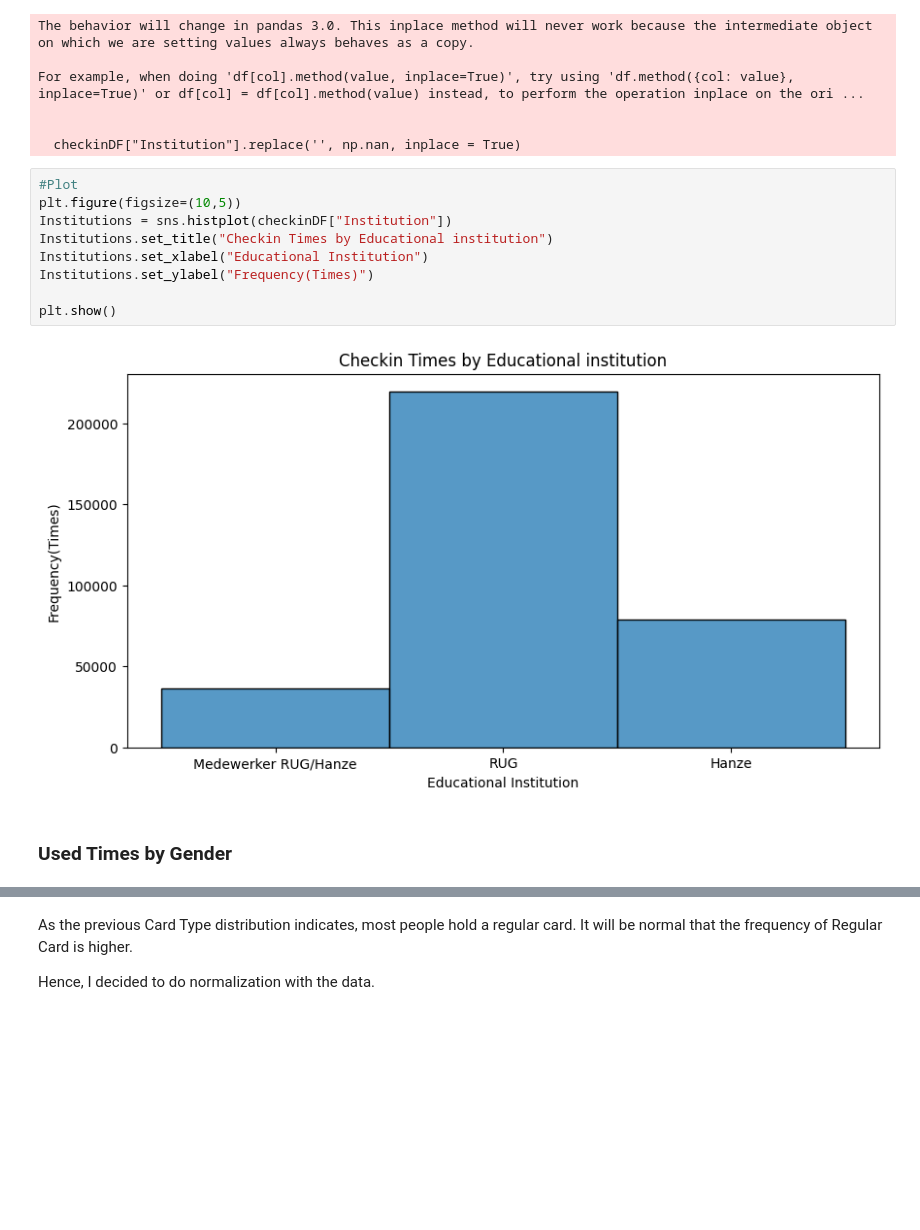
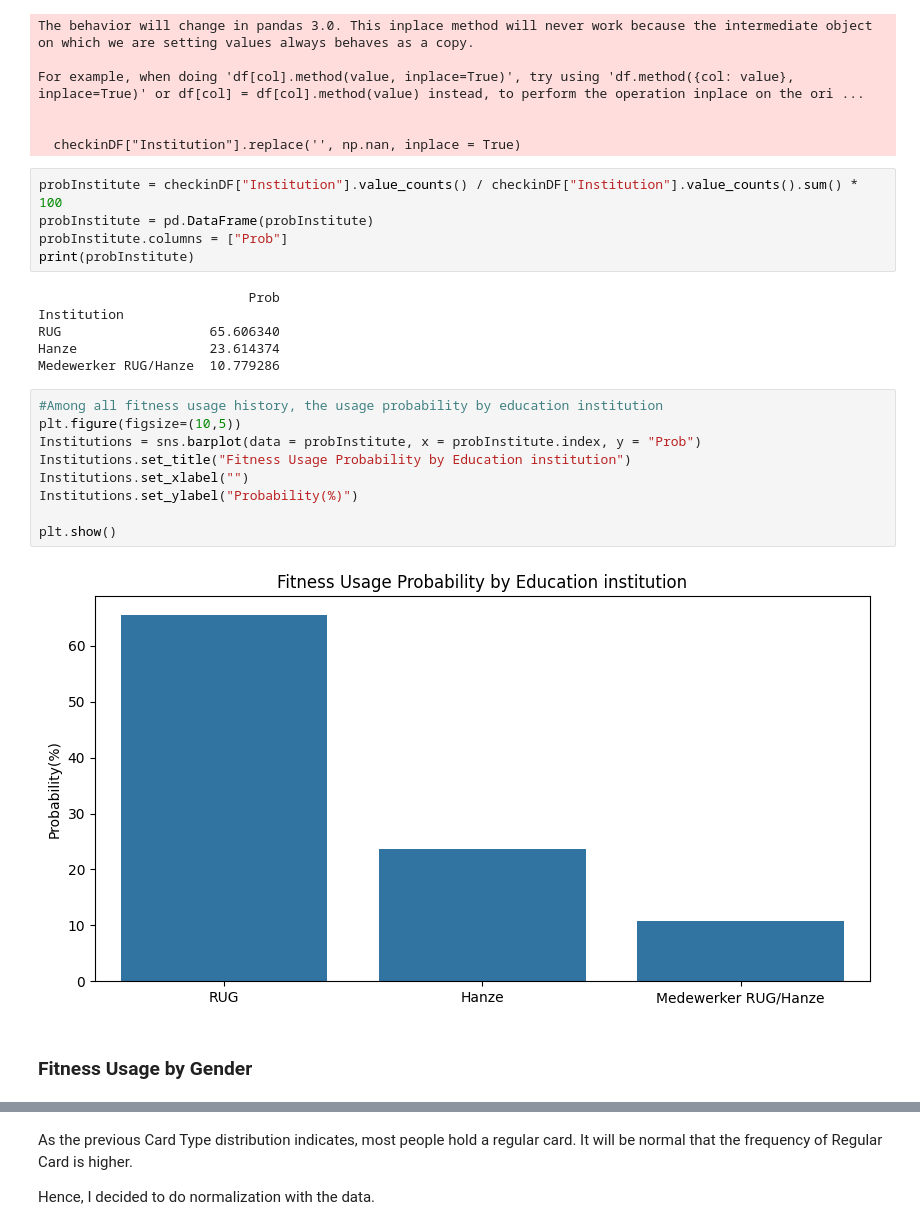
Before and after one commit to mingming2-alya/Business-Analyzing-with-ACLO, a Jupyter notebook: ACLO.ipynb, the cells around one changed output, grey strips where cells are left out. Cells and saved outputs as stored; diff of their text form; blank space fills up the shorter version.

```diff
--- a/ACLO.ipynb
+++ b/ACLO.ipynb
@@ -354,17 +336,28 @@ For example, when doing 'df[col].method(value, inplace=True)', try using 'df.met
 
 
   checkinDF["Institution"].replace('', np.nan, inplace = True)
+# %%
+probInstitute = checkinDF["Institution"].value_counts() / checkinDF["Institution"].value_counts().sum() * 100
+probInstitute = pd.DataFrame(probInstitute)
+probInstitute.columns = ["Prob"]
+print(probInstitute)
+# %% [output]
+                           Prob
+Institution
+RUG                   65.606340
+Hanze                 23.614374
+Medewerker RUG/Hanze  10.779286
 # %%
-#Plot
+#Among all fitness usage history, the usage probability by education institution
 plt.figure(figsize=(10,5))
-Institutions = sns.histplot(checkinDF["Institution"])
-Institutions.set_title("Checkin Times by Educational institution")
-Institutions.set_xlabel("Educational Institution")
-Institutions.set_ylabel("Frequency(Times)")
+Institutions = sns.barplot(data = probInstitute, x = probInstitute.index, y = "Prob")
+Institutions.set_title("Fitness Usage Probability by Education institution")
+Institutions.set_xlabel("")
+Institutions.set_ylabel("Probability(%)")
 
 plt.show()
 # %% [output]
-[figure, old version]
+[figure, new version]
 # %% [markdown]
-### Used Times by Gender
+### Fitness Usage by Gender
 # %%
```
Also changed, not shown: parts of 30 cells of this notebook.
